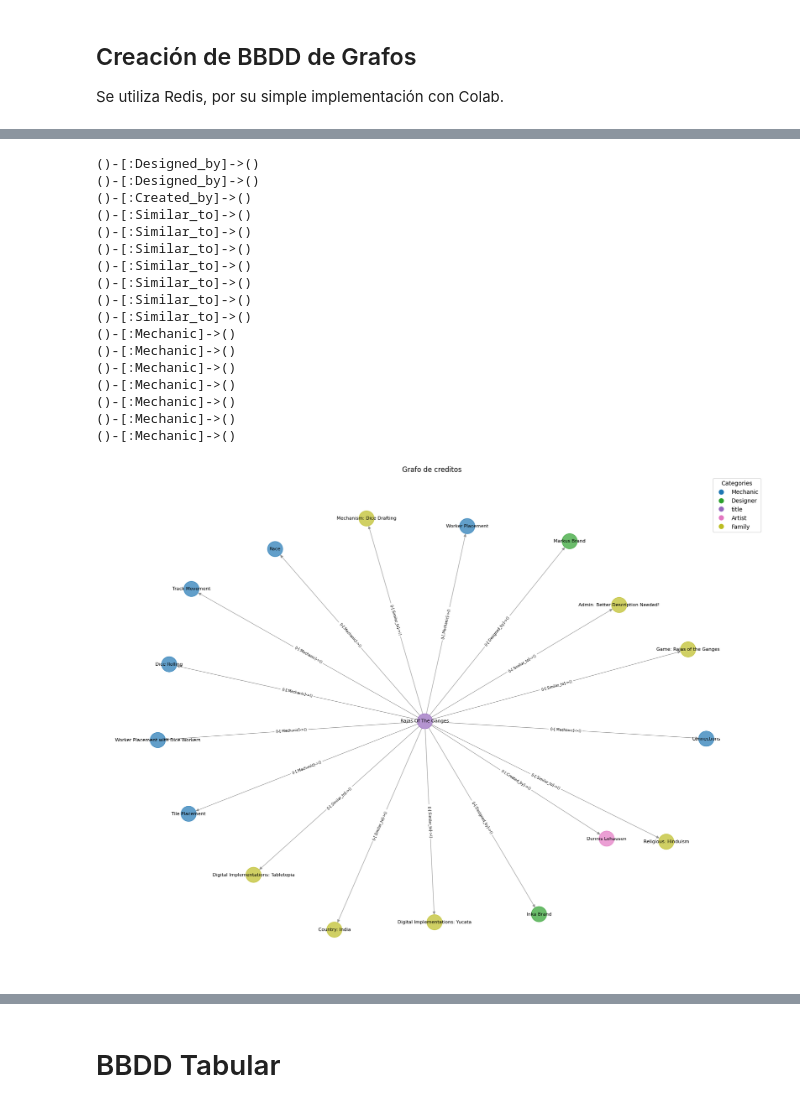
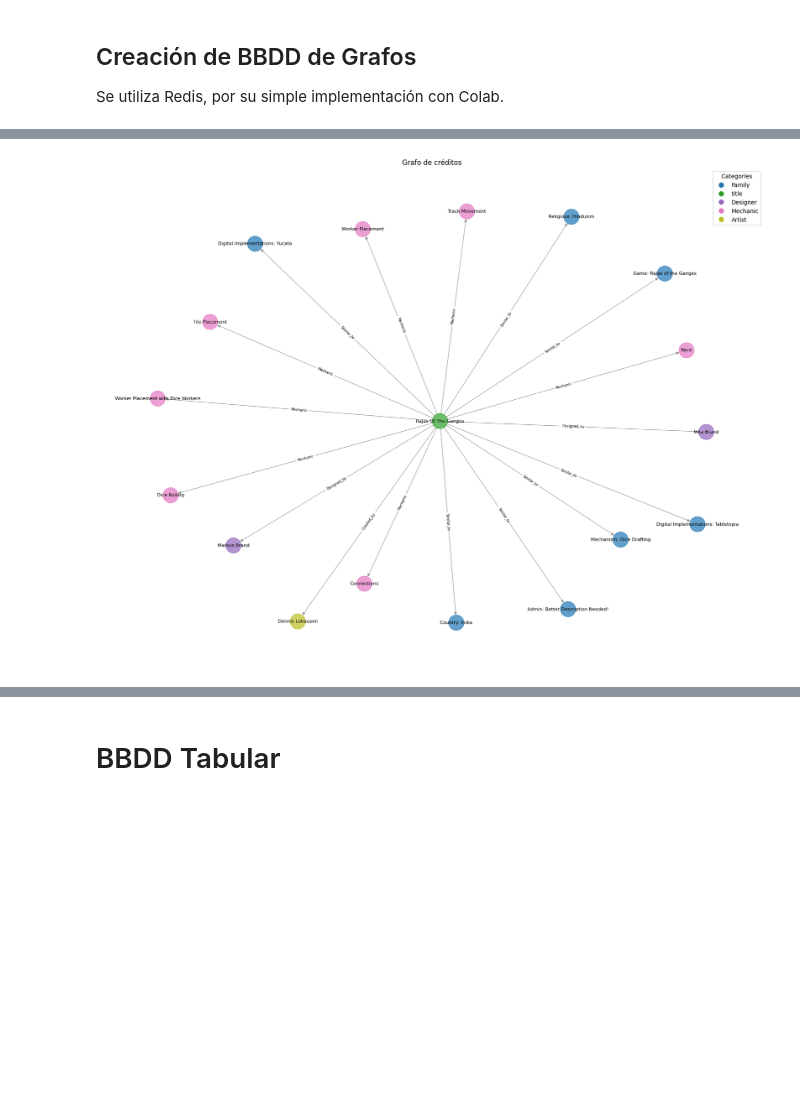
Before and after one commit to bpace1/RAG-RajasOfTheGanges, a Jupyter notebook: TP2-Final/Tp2_PaceBruno.ipynb, the cells around one changed output, grey strips where cells are left out. Saved outputs shown, nothing was run; the diff lists cells and outputs as text; code cells hidden in the pictures; blank space fills up the shorter version.

```diff
--- a/TP2-Final/Tp2_PaceBruno.ipynb
+++ b/TP2-Final/Tp2_PaceBruno.ipynb
@@ -276,7 +280,7 @@ def get_all_nodes(graph: Graph) -> list[dict]:
 
     return nodes
 
-all_nodes = get_all_nodes(graph)
+all_nodes: list[dict] = get_all_nodes(graph)
 for node in all_nodes:
     print(node)
 # %% [output]
@@ -301,16 +305,17 @@ for node in all_nodes:
 # %%
 def plot_graph(graph: Graph) -> None:
     """
-    Plot de un grafo de redis con sus relaciones
+    Plot de un grafo de redis con sus relaciones.
 
     Args:
-        graph: grafo de redis
+        graph: grafo de redis.
 
     Returns:
         None
     """
     nx_graph = nx.DiGraph()
 
+    # Query nodes
     node_query = "MATCH (n) RETURN n"
     node_result = graph.query(node_query)
 
@@ -321,66 +326,53 @@ def plot_graph(graph: Graph) -> None:
         node_name = node.properties.get("name", f"Node {node_id}")
         nx_graph.add_node(node_id, label=node_label, name=node_name, category=node_label)
 
+    # Query edges
     edge_query = "MATCH (n)-[r]->(m) RETURN n, r, m"
     edge_result = graph.query(edge_query)
 
     for record in edge_result.result_set:
-        #print(f' record 0: {record[0]}')
-        #print(f' record 1: {record[1]}')
-        #print(f' record 2: {record[2]}')
         src = record[0].id
         dest = record[2].id
         relationship = record[1]
-        print(relationship)
-        nx_graph.add_edge(src, dest, label=relationship)
 
+        # Use `relation` instead of `relation_type` as defined earlier
+        relation = getattr(relationship, 'relation', 'undefined')  # Default to 'undefined' if not set
+        nx_graph.add_edge(src, dest, label=relation)
+
+    # Plot graph
     plt.figure(figsize=(16, 12))
     pos = nx.spring_layout(nx_graph, k=0.5)
 
+    # Color nodes by category
     categories = nx.get_node_attributes(nx_graph, 'category')
     unique_categories = set(categories.values())
     node_colors = {cat: plt.cm.tab10(i / len(unique_categories)) for i, cat in enumerate(unique_categories)}
     node_color_list = [node_colors[categories[node]] for node in nx_graph.nodes()]
 
     nx.draw(
         nx_graph, pos,
         with_labels=False,
         node_size=700,
         node_color=node_color_list,
         edge_color='gray',
         alpha=0.7
     )
 
+    # Add labels
     node_labels = {node: data['name'] for node, data in nx_graph.nodes(data=True)}
     nx.draw_networkx_labels(nx_graph, pos, labels=node_labels, font_size=8, font_color='black')
 
     edge_labels = nx.get_edge_attributes(nx_graph, "label")
     nx.draw_networkx_edge_labels(nx_graph, pos, edge_labels=edge_labels, font_size=6)
 
+    # Add legend
     legend_labels = [plt.Line2D([0], [0], marker='o', color='w', markerfacecolor=color, markersize=10, label=cat)
                      for cat, color in node_colors.items()]
     plt.legend(handles=legend_labels, loc='best', title='Categories')
 
-    plt.title("Grafo de creditos")
+    plt.title("Grafo de créditos")
     plt.show()
 
 plot_graph(graph)
 # %% [output]
-()-[:Designed_by]->()
-()-[:Designed_by]->()
-()-[:Created_by]->()
-()-[:Similar_to]->()
-()-[:Similar_to]->()
-()-[:Similar_to]->()
-()-[:Similar_to]->()
-()-[:Similar_to]->()
-()-[:Similar_to]->()
-()-[:Similar_to]->()
-()-[:Mechanic]->()
-()-[:Mechanic]->()
-()-[:Mechanic]->()
-()-[:Mechanic]->()
-()-[:Mechanic]->()
-()-[:Mechanic]->()
-()-[:Mechanic]->()
-[figure, old version]
+[figure, new version]
```
Also changed, not shown: parts of 14 cells of this notebook.
